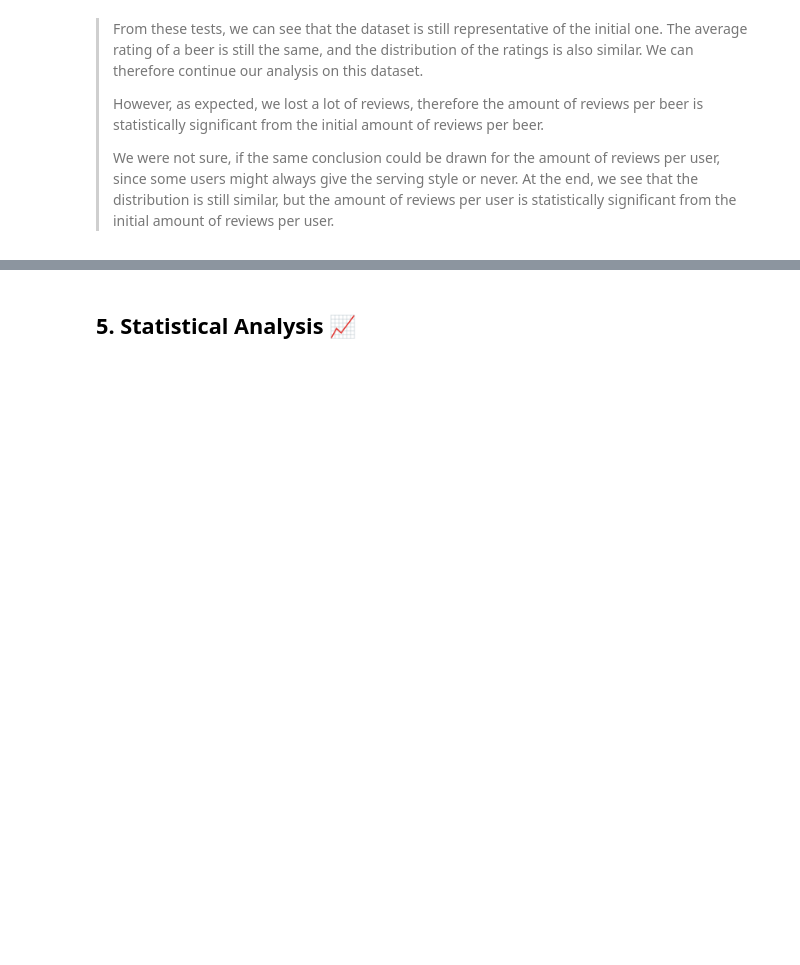
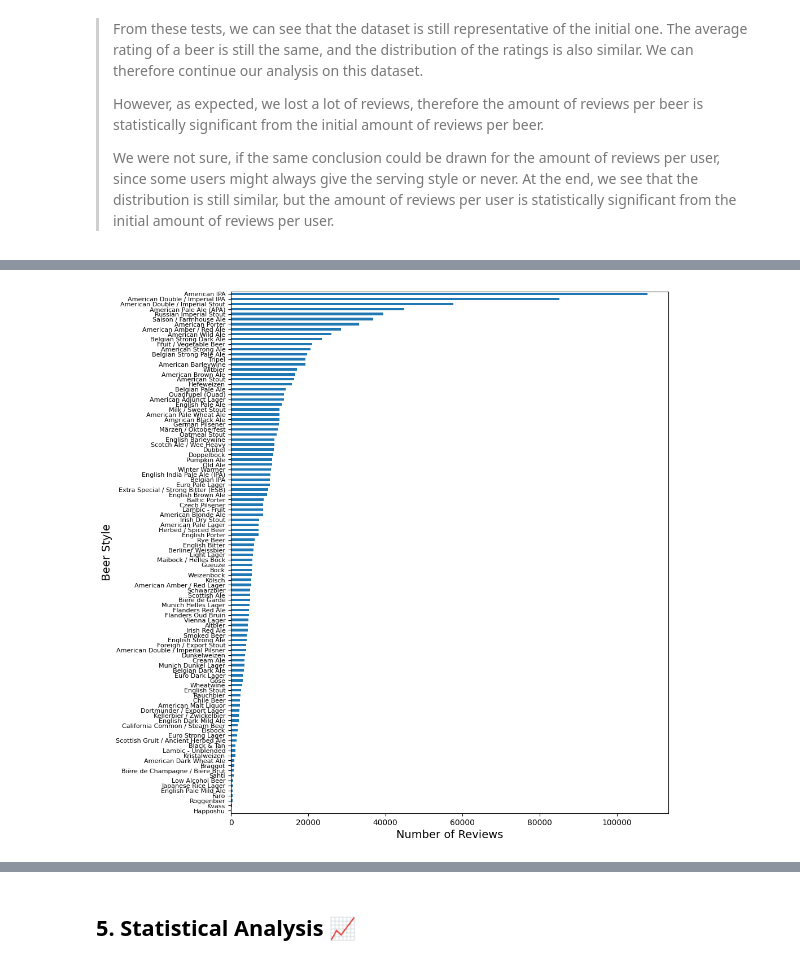
Before and after one commit to epfl-ada/ada-2023-project-beeradaventure46, a Jupyter notebook: Milestone_2.ipynb, the cells around one changed output, grey strips where cells are left out. Drawn from its saved outputs; the diff is of its cells as text; code cells hidden in the pictures; blank space fills up the shorter version.

```diff
--- a/Milestone_2.ipynb
+++ b/Milestone_2.ipynb
@@ -1759,0 +1722,2 @@ We were not sure, if the same conclusion could be drawn for the amount of review
+# %%
+df = pd.read_parquet(dataset_path + 'BA_complete.parquet')
@@ -1759,0 +1733,10 @@ We were not sure, if the same conclusion could be drawn for the amount of review
+# %%
+# Show the number of reviews per beer style
+plt.figure(figsize=(10, 12))
+df['style'].value_counts().sort_values().plot(kind='barh')
+plt.ylabel('Beer Style', fontsize=14)
+plt.xlabel('Number of Reviews', fontsize=14)
+plt.yticks(fontsize=8)
+plt.show()
+# %% [output]
+[figure, added]
```
Also changed, not shown: parts of 31 cells of this notebook.
